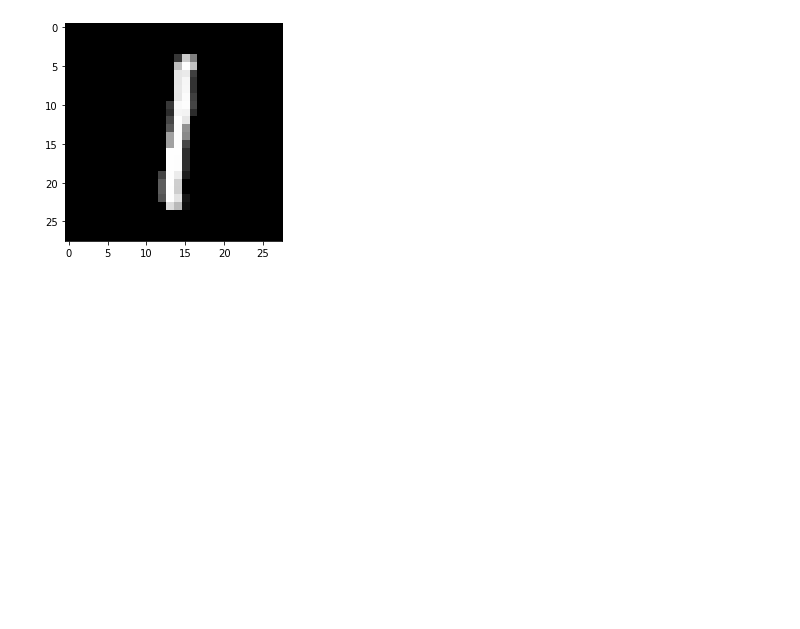
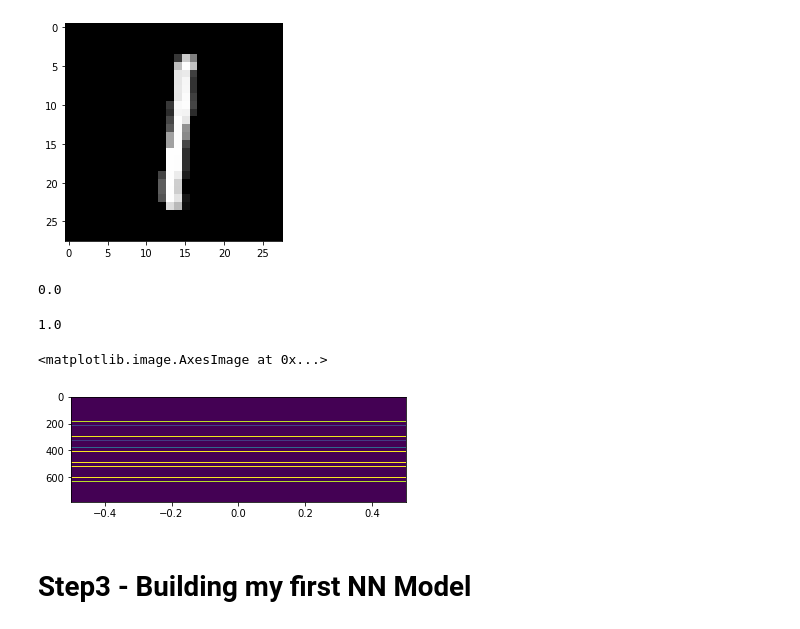
Before and after one commit to chitreshkr/AI-Workshop, a Jupyter notebook: Day1_tensorflow.ipynb, the cells around one changed output. Cells and saved outputs as stored; diff of their text form; code cells hidden in the pictures; blank space fills up the shorter version.

```diff
--- a/Day1_tensorflow.ipynb
+++ b/Day1_tensorflow.ipynb
@@ -89,3 +89,19 @@ plt.imshow(my_img, cmap='gist_gray')
 # %% [output]
 <matplotlib.image.AxesImage at 0x...>
 [figure]
+# %%
+my_img.min()
+# %% [output]
+0.0
+# %%
+my_img.max()
+# %% [output]
+1.0
+# %%
+my_img2 = mnist.train.images[500].reshape(784,1)
+plt.imshow(my_img2,aspect=0.0004)
+# %% [output]
+<matplotlib.image.AxesImage at 0x...>
+[figure, added]
+# %% [markdown]
+# Step3 - Building my first NN Model
```
Also changed, not shown: parts of 6 cells of this notebook.
